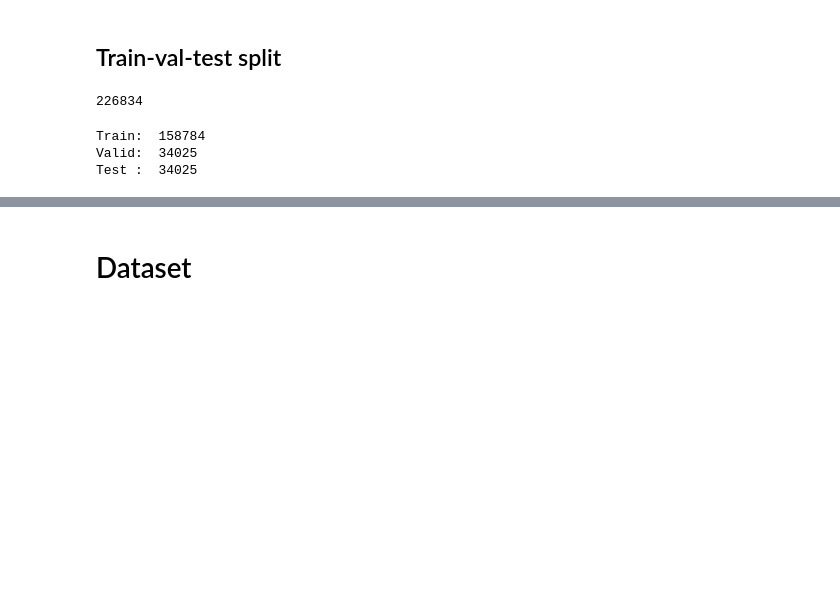
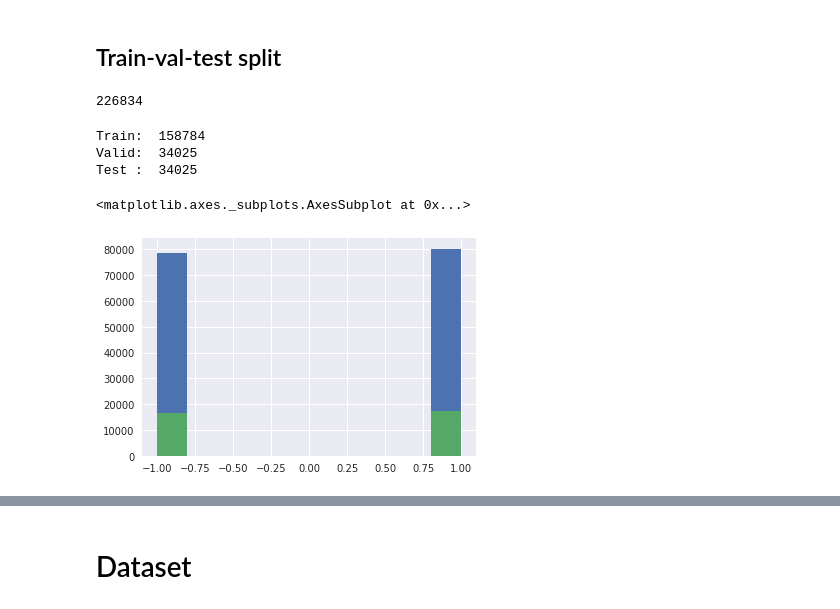
Before and after one commit to Guitaricet/text_classification, a Jupyter notebook: preproces/makaron.ipynb, the cells around one changed output, grey strips where cells are left out. Drawn from its saved outputs; the diff is of its cells as text; code cells hidden in the pictures; blank space fills up the shorter version.

```diff
--- a/preproces/makaron.ipynb
+++ b/preproces/makaron.ipynb
@@ -55,8 +81,19 @@ Test :  34025
 train_data = data.loc[train_idxs]
 valid_data = data.loc[valid_idxs]
 test_data = data.loc[test_idxs]
+# %%
+basepath = '/media/data/nlp/sentiment/ru-mokoron/splits/'
 # %%
-basepath = '/media/data/nlp/sentiment/rus-mokoron/splits/'
 train_data.to_csv(basepath+'train.csv')
 valid_data.to_csv(basepath+'validation.csv')
 test_data.to_csv(basepath+'test.csv')
+# %%
+train_data = pd.read_csv(basepath+'train.csv')
+valid_data = pd.read_csv(basepath+'validation.csv')
+test_data = pd.read_csv(basepath+'test.csv')
+# %%
+train_data.sentiment.hist()
+valid_data.sentiment.hist()
+# %% [output]
+<matplotlib.axes._subplots.AxesSubplot at 0x...>
+[figure, added]
```
Also changed, not shown: parts of 14 cells of this notebook, 1 other file.
